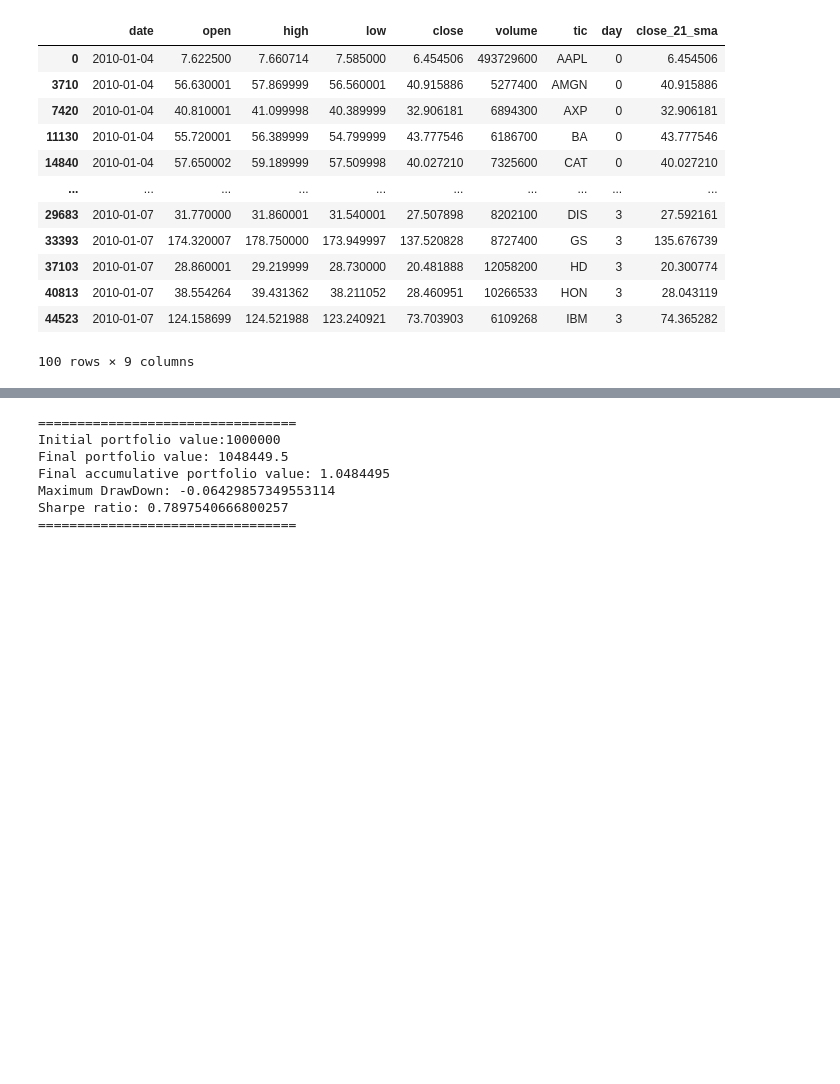
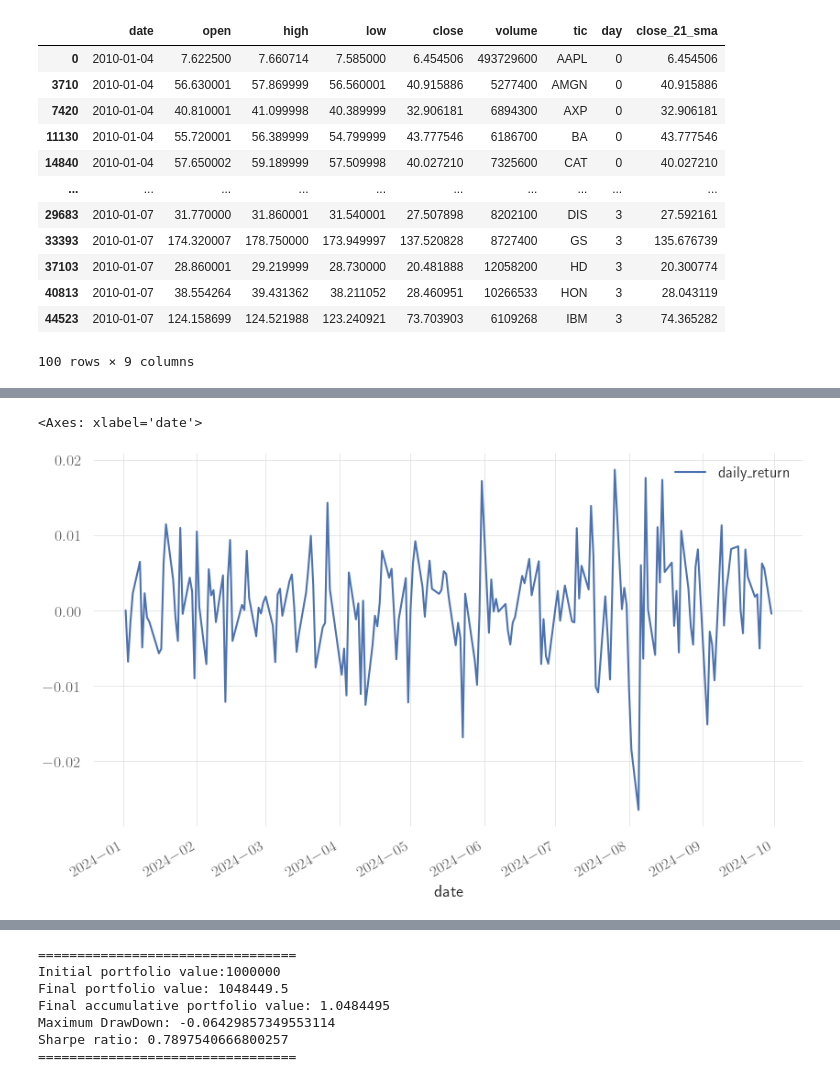
Before and after one commit to Versus-91/Thesis, a Jupyter notebook: drl.ipynb, the cells around one changed output, grey strips where cells are left out. Cells and saved outputs as stored; diff of their text form; code cells hidden in the pictures; blank space fills up the shorter version.

```diff
--- a/drl.ipynb
+++ b/drl.ipynb
@@ -317,0 +308,13 @@ print(len(test_data))
+# %%
+from FinRL.finrl.meta.env_portfolio_optimization.env_portfolio_optimization import PortfolioOptimizationEnv
+
+stock_dimension = len(train_data.tic.unique())
+state_space = stock_dimension
+env_kwargs = {
+    "initial_amount": 1000000,
+    "normalize_df":None
+}
+
+
+#Establish the training environment using StockTradingEnv() class
+test = PortfolioOptimizationEnv(df = test_data, **env_kwargs)
@@ -317,0 +354,10 @@ print(len(test_data))
+# %%
+metrics_df = pd.DataFrame(
+    {
+        "date": e_train_gym._date_memory,
+        "returns": e_train_gym._portfolio_return_memory,
+        "rewards": e_train_gym._portfolio_reward_memory,
+        "portfolio_values": e_train_gym._asset_memory["final"],
+    }
+)
+metrics_df.head()
@@ -356,0 +431,3 @@ e_train_gym = StockTradingEnv(df = train_data, **env_kwargs)
+# %%
+
+res = DRL_prediction(model_ppo, test)
@@ -356,0 +443,11 @@ e_train_gym = StockTradingEnv(df = train_data, **env_kwargs)
+# %%
+%matplotlib inline
+plt.show()
+
+acc = pd.DataFrame(res[0])
+actions = pd.DataFrame(res[1])
+metrics = pd.DataFrame(res[2])
+acc.plot(x='date', y='daily_return')
+# %% [output]
+<Axes: xlabel='date'>
+[figure, added]
```
Also changed, not shown: parts of 39 cells of this notebook, 7 other files.
